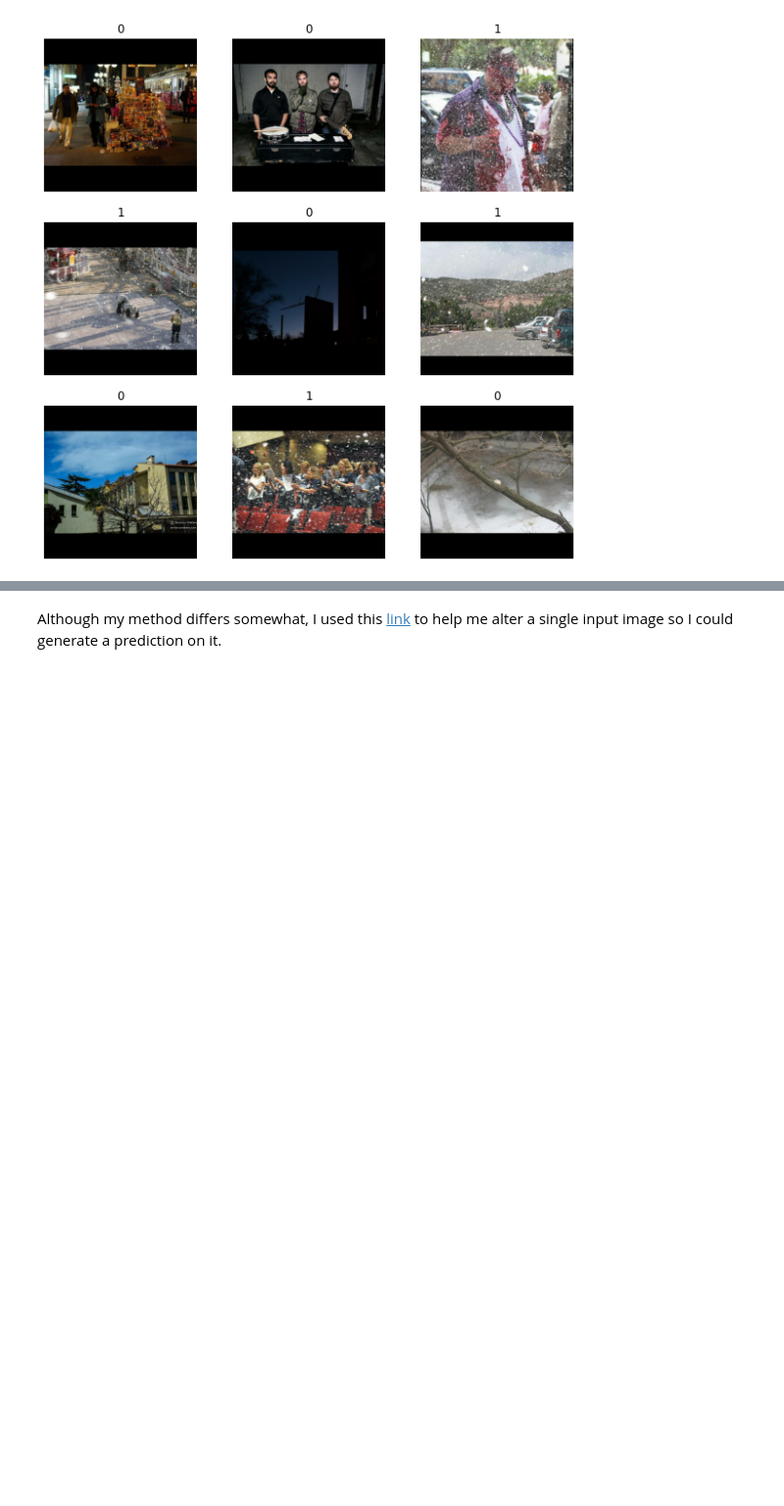
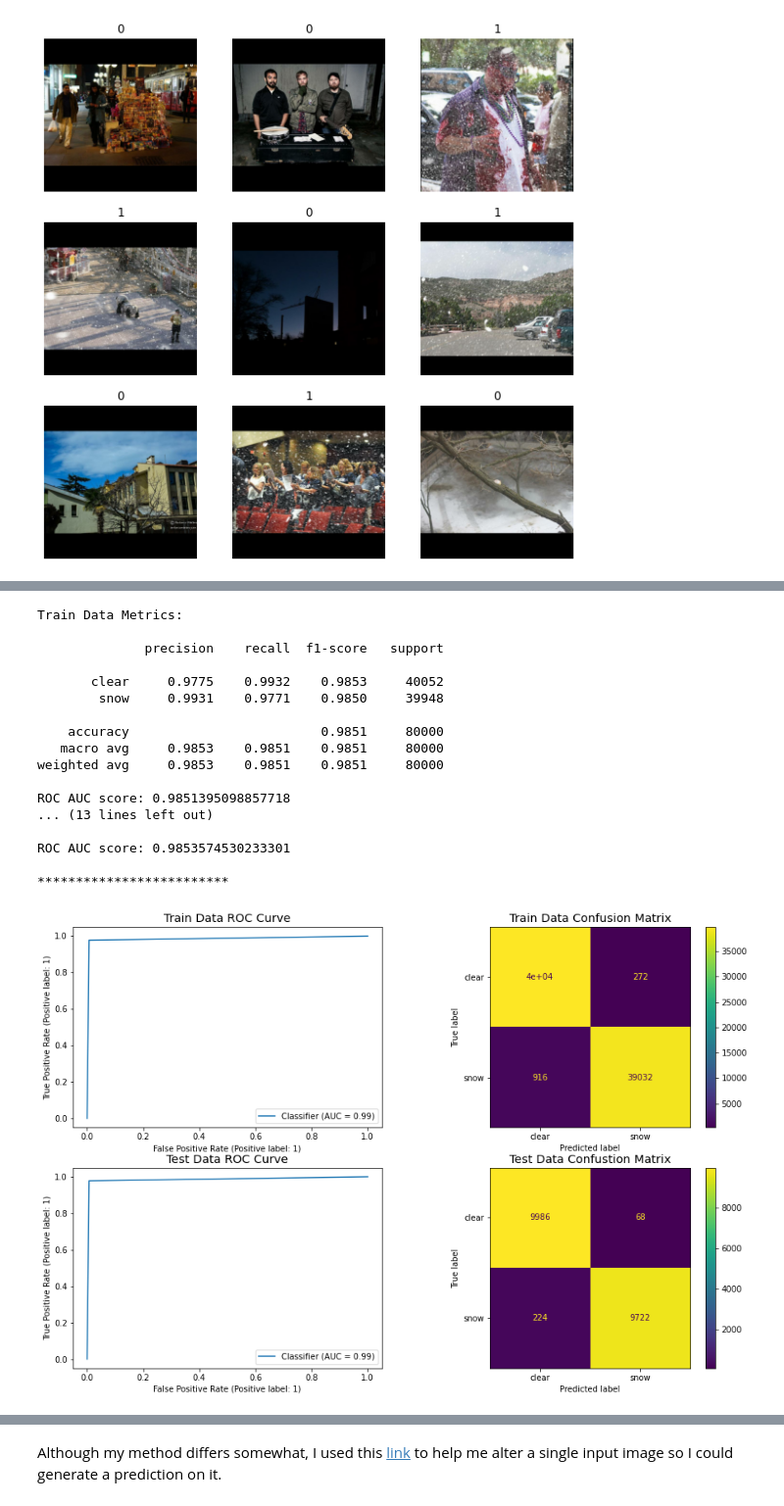
Before and after one commit to MarkCHarris/ga-capstone-snow-vision, a Jupyter notebook: code/part1_snowdetect_firstfit.ipynb, the cells around one changed output, grey strips where cells are left out. Shown at 98% size. Drawn from its saved outputs; the diff is of its cells as text; code cells hidden in the pictures; blank space fills up the shorter version.

```diff
--- a/code/part1_snowdetect_firstfit.ipynb
+++ b/code/part1_snowdetect_firstfit.ipynb
@@ -151,0 +274,24 @@ new_model.evaluate(val_data)
+# %%
+train_pred_df = pd.read_csv(f'../saved_models/{load_model_name}_train.csv')
+val_pred_df = pd.read_csv(f'../saved_models/{load_model_name}_val.csv')
+# %%
+mts.check_metrics(train_pred_df['pred'], val_pred_df['pred'], train_pred_df['true'], val_pred_df['true'], 'clear', 'snow')
+# %% [output]
+Train Data Metrics:
+
+              precision    recall  f1-score   support
+
+       clear     0.9775    0.9932    0.9853     40052
+        snow     0.9931    0.9771    0.9850     39948
+
+    accuracy                         0.9851     80000
+   macro avg     0.9853    0.9851    0.9851     80000
+weighted avg     0.9853    0.9851    0.9851     80000
+
+ROC AUC score: 0.9851395098857718
+... (13 lines left out)
+
+ROC AUC score: 0.9853574530233301
+
+*************************
+[figure, added]
```
Also changed, not shown: parts of 41 cells of this notebook, 1 other file.
